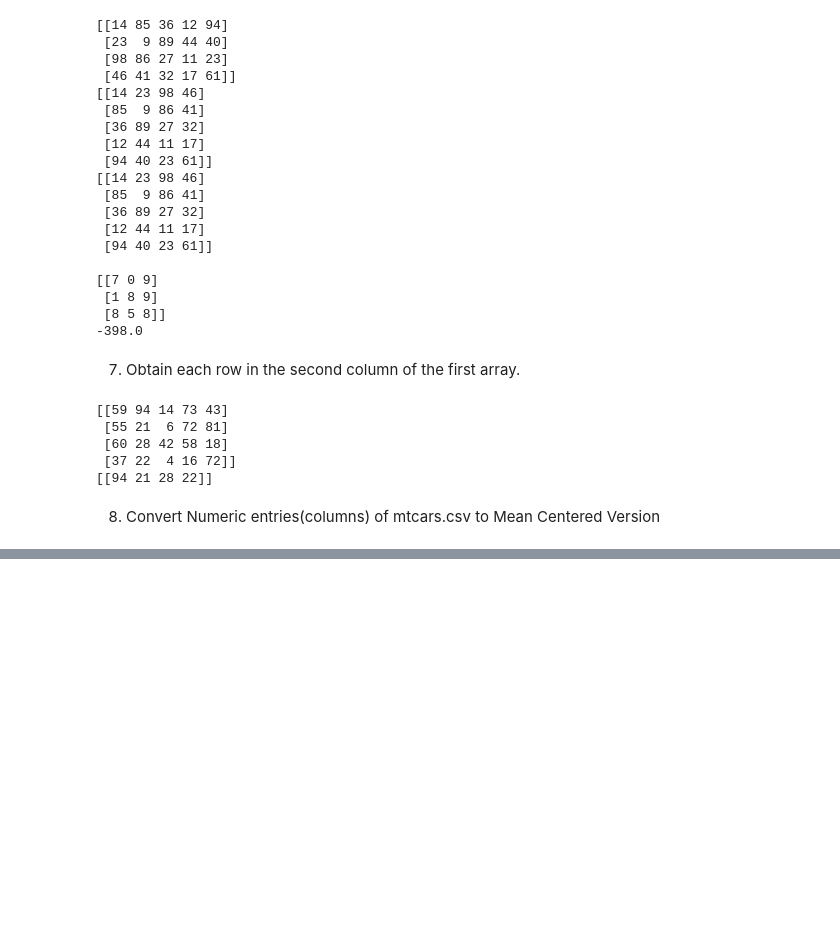
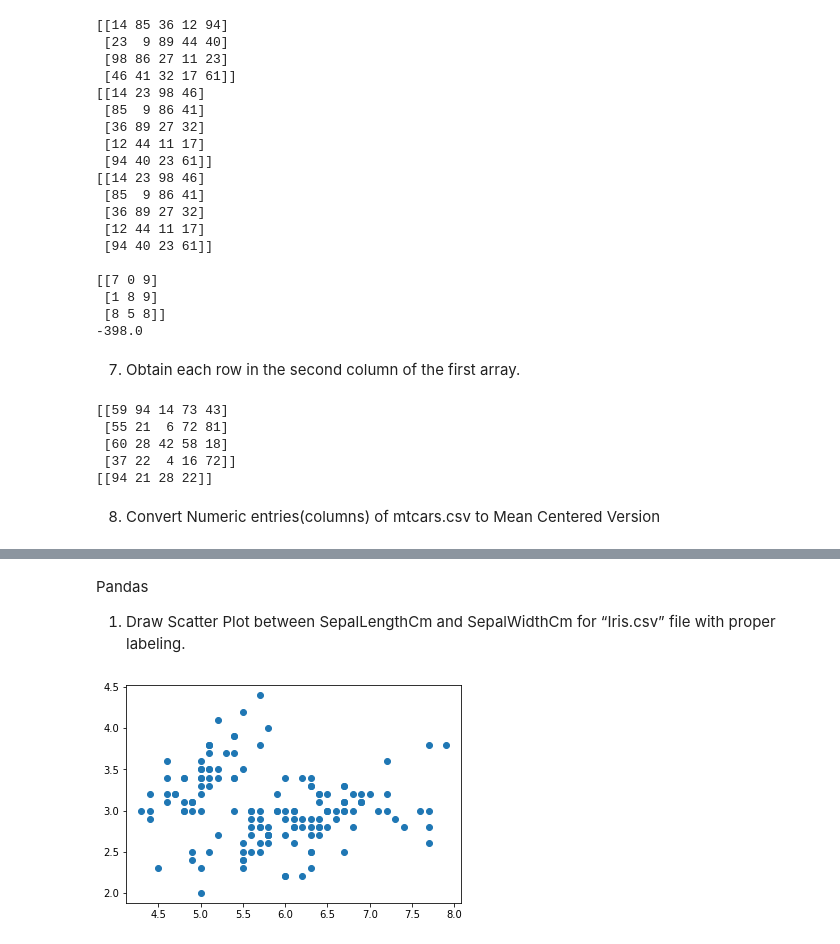
Before and after one commit to nishu-mns/ML-Labs, a Jupyter notebook: ML_lab_1.ipynb, the cells around one changed output, grey strips where cells are left out. Cells and saved outputs as stored; diff of their text form; code cells hidden in the pictures; blank space fills up the shorter version.

```diff
--- a/ML_lab_1.ipynb
+++ b/ML_lab_1.ipynb
@@ -193,0 +328,15 @@ print(row)
+# %% [markdown]
+Pandas
+1. Draw Scatter Plot between SepalLengthCm and SepalWidthCm for “Iris.csv” file with
+proper labeling.
+# %%
+import numpy as np
+import pandas as pd
+import matplotlib.pyplot as plt
+
+data = pd.read_csv("/content/drive/MyDrive/iris_csv.csv")
+
+plt.scatter(data["sepallength"], data["sepalwidth"])
+plt.show()
+# %% [output]
+[figure, added]
```
Also changed, not shown: parts of 13 cells of this notebook.
